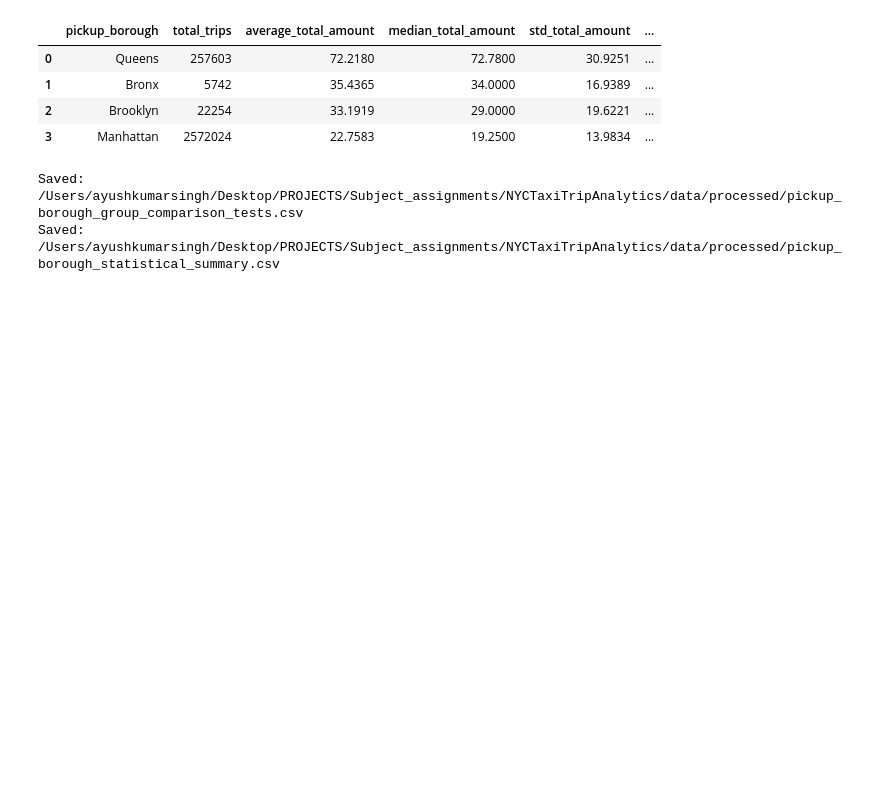
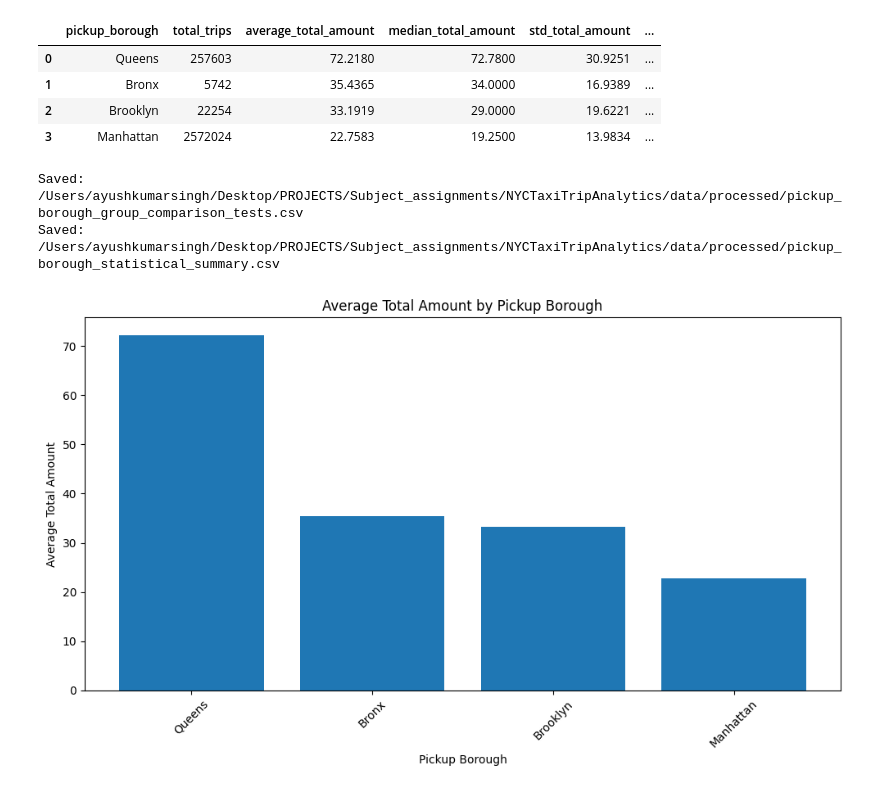
Before and after one commit to angelonels/NYCTaxiTripAnalytics, a Jupyter notebook: notebooks/04_statistical_analysis.ipynb, the cells around one changed output. Saved outputs shown, nothing was run; the diff lists cells and outputs as text; code cells hidden in the pictures; blank space fills up the shorter version.

Commit message:
Save borough comparison results

```diff
--- a/notebooks/04_statistical_analysis.ipynb
+++ b/notebooks/04_statistical_analysis.ipynb
@@ -434,3 +434,18 @@ save_dataframe(pickup_borough_statistical_summary, "pickup_borough_statistical_s
 # %% [output]
 Saved: /Users/ayushkumarsingh/Desktop/PROJECTS/Subject_assignments/NYCTaxiTripAnalytics/data/processed/pickup_borough_group_comparison_tests.csv
 Saved: /Users/ayushkumarsingh/Desktop/PROJECTS/Subject_assignments/NYCTaxiTripAnalytics/data/processed/pickup_borough_statistical_summary.csv
+# %%
+plt.figure(figsize=(10, 6))
+plt.bar(
+    pickup_borough_statistical_summary["pickup_borough"],
+    pickup_borough_statistical_summary["average_total_amount"],
+)
+plt.title("Average Total Amount by Pickup Borough")
+plt.xlabel("Pickup Borough")
+plt.ylabel("Average Total Amount")
+plt.xticks(rotation=45)
+plt.tight_layout()
+plt.savefig(figures_dir / "average_total_amount_by_pickup_borough.png", dpi=300)
+plt.show()
+# %% [output]
+[figure, added]
```
